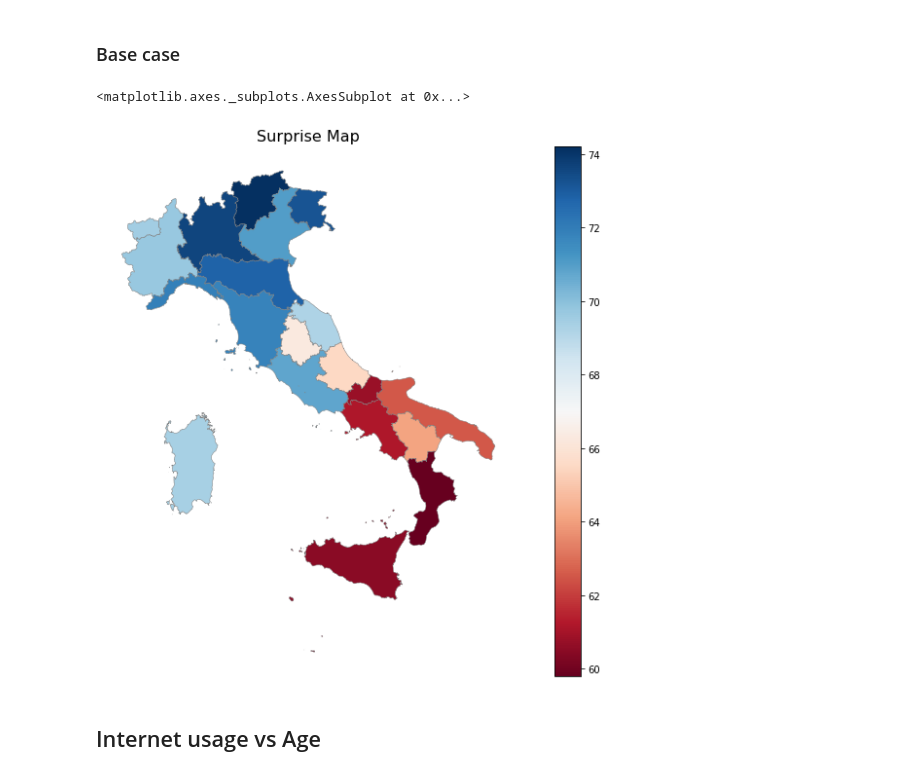
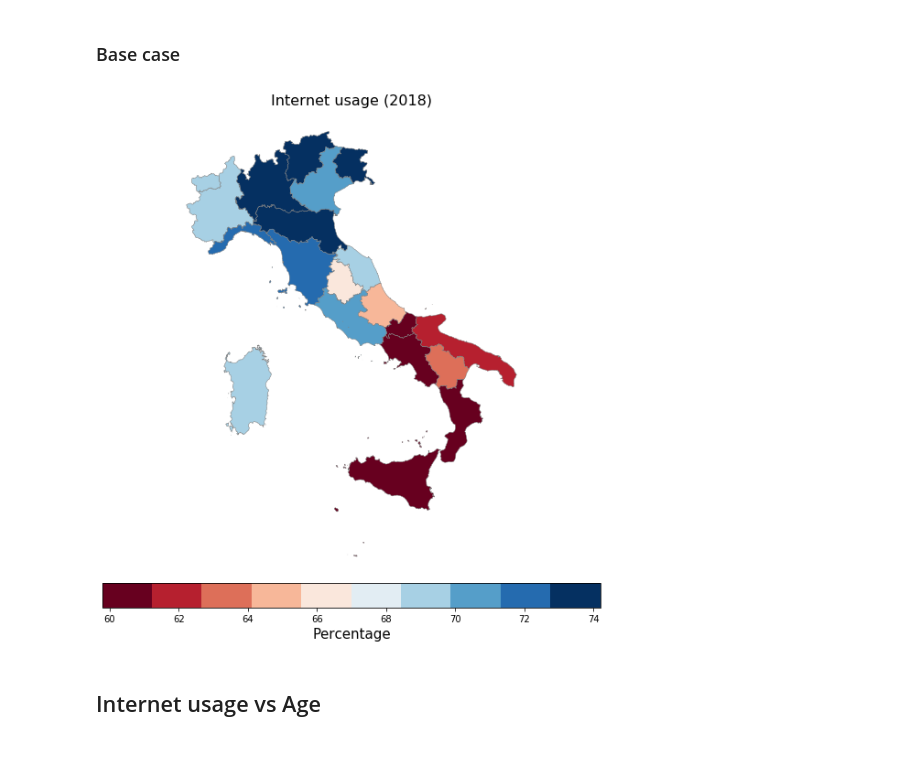
Before and after one commit to mett29/DataViz, a Jupyter notebook: surprise_maps/surprise_map_internet_usage.ipynb, the cells around one changed output. Cells and saved outputs as stored; diff of their text form; code cells hidden in the pictures.

```diff
--- a/surprise_maps/surprise_map_internet_usage.ipynb
+++ b/surprise_maps/surprise_map_internet_usage.ipynb
@@ -31,21 +31,25 @@ category_1 = 'usano Internet'
 # %%
 df = df_real.copy()
 
 map_reg = gpd.read_file(os.path.join('..', 'assets', 'maps', 'Reg01012019_g', 'Reg01012019_g_WGS84.shp'))
 map_reg['DEN_REG'] = map_reg['DEN_REG'].replace({'Friuli Venezia Giulia': 'Friuli-Venezia Giulia', 'Trentino-Alto Adige': 'Trentino Alto Adige / Südtirol', "Valle d'Aosta": "Valle d'Aosta / Vallée d'Aoste"})
 # Merge the map with the pandas df
 filtered_df_1 = df.loc[(df['TIME'] == 2018) & (df['Data type'] == category_1),:]
 
 merged = pd.merge(map_reg, filtered_df_1, left_on='DEN_REG', right_on='Territory', how='left')
 
 fig, ax = plt.subplots(1, figsize=(15, 10))
 ax.axis('off')
-ax.set_title('Surprise Map', fontsize=16)
-cmap = plt.get_cmap('RdBu')
-merged.plot(column='Value', vmin = min(merged['Value']), vmax=max(merged['Value']), cmap=cmap, linewidth=0.5, ax=ax, edgecolor='0.5', legend=True)
+ax.set_title('Internet usage (2018)', fontsize=16)
+cmap = plt.get_cmap('RdBu', 10)
+merged.plot(column='Value', vmin=min(merged['Value']), vmax=max(merged['Value']), cmap=cmap, linewidth=0.5, ax=ax, edgecolor='0.5', legend=False)
+
+# Colorbar
+norm = colors.Normalize(vmin=min(merged['Value']), vmax=max(merged['Value']))
+cbar = fig.colorbar(plt.cm.ScalarMappable(norm=norm, cmap=cmap), ax=ax, orientation="horizontal", fraction=0.05, pad=0.01)
+cbar.set_label('Percentage', fontsize=15)
 # %% [output]
-<matplotlib.axes._subplots.AxesSubplot at 0x...>
-[figure, old version]
+[figure, new version]
 # %% [markdown]
 ## Internet usage vs Age
 # %% [markdown]
```
Also changed, not shown: parts of 5 cells of this notebook.
